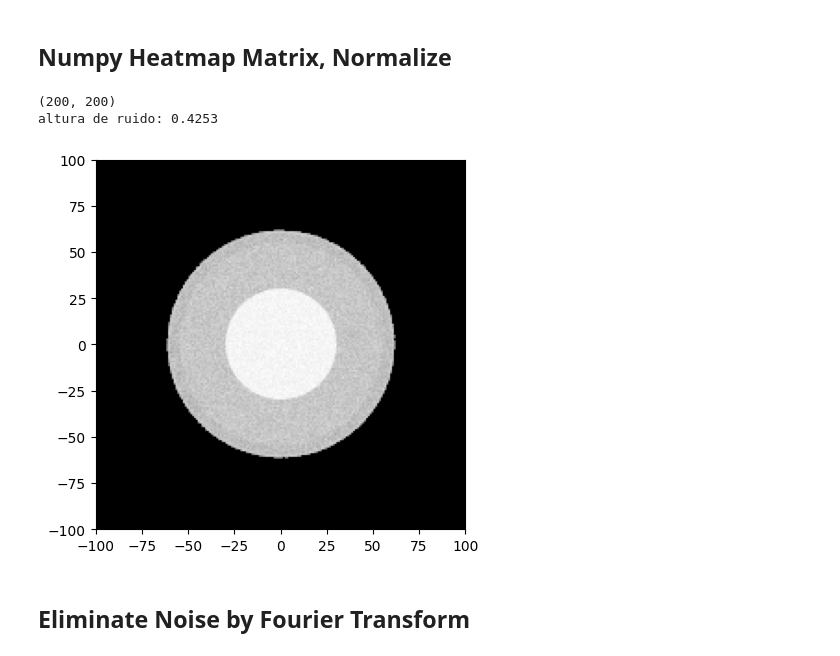
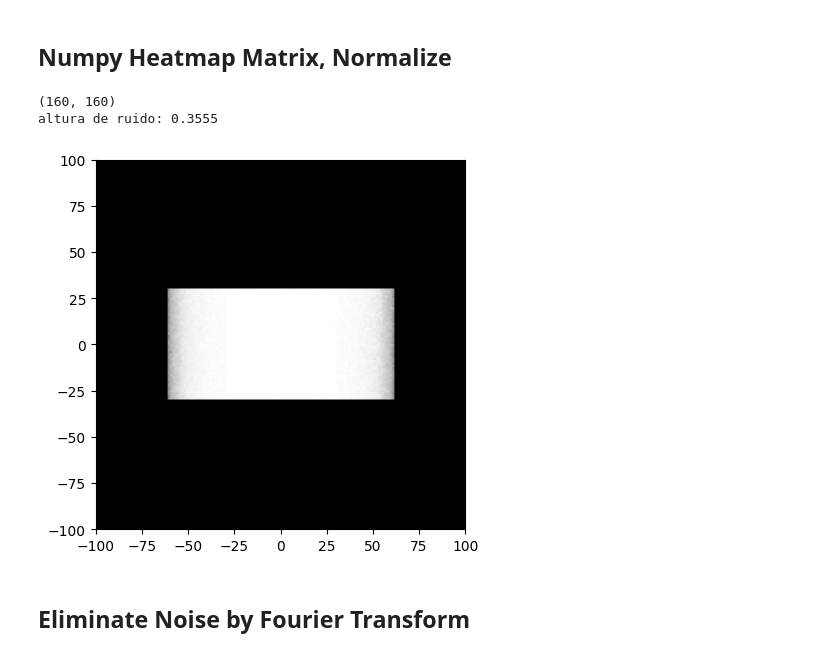
Before and after one commit to miguelcomett/G4_IFI-Team_2024, a Jupyter notebook: miguelcomett/Radiography_Processing.ipynb, the cells around one changed output. Saved outputs shown, nothing was run; the diff lists cells and outputs as text; code cells hidden in the pictures.

```diff
--- a/miguelcomett/Radiography_Processing.ipynb
+++ b/miguelcomett/Radiography_Processing.ipynb
@@ -155,12 +153,12 @@ def heatmap_array_dask(dataframe, x_branch, y_branch, size, num):
 # %%
-directory = 'build/root/'
+data = dataframe
 
 x_branch = "X_axis"
 y_branch = 'Y_axis'
 
 size = 100
-bins = 60
+bins = 80
 
-data = dataframe
+save_as = '20m_40kev.jpg'
 
-htmp_array, xlim, ylim = heatmap_array_dask(data, x_branch, y_branch, size, bins)
+htmp_array, xlim, ylim = heatmap_array_dask(data, x_branch, y_branch, size, bins, save_as)
@@ -172,7 +173,7 @@ import matplotlib.pyplot as plt
 import pandas as pd
 import numpy as np
 
-def heatmap_array(directory, csv_name, x_branch, y_branch, size, num):
+def heatmap_array(directory, csv_name, x_branch, y_branch, size, num, save_as):
 
     csv_file = os.path.join(directory, csv_name)
     df = pd.read_csv(csv_file)
@@ -189,7 +190,7 @@ def heatmap_array(directory, csv_name, x_branch, y_branch, size, num):
     normal_map = 1 - heatmap / np.max(heatmap)
     # plt.plot(normal_map[:][row])
     maxi = np.max(normal_map[:5])
-    maxi = maxi * 1.2
+    maxi = maxi * 1.15
     print('altura de ruido:', round(maxi, 4))
     normal_map[normal_map < maxi] = 0
 
@@ -201,7 +202,7 @@ def heatmap_array(directory, csv_name, x_branch, y_branch, size, num):
     # plt.savefig('Results/jp_hola.jpg', dpi = 300)
 
     plt.imshow(normal_map, cmap='gray', extent = [x_edges[0], x_edges[-1], y_edges[0], y_edges[-1]])
-    plt.savefig('Results/jp_hola.jpg', dpi = 900)
+    plt.savefig('Results/' + save_as, dpi = 900)
 
     return normal_map, x_edges, y_edges
 
@@ -210,19 +211,21 @@ def heatmap_array(directory, csv_name, x_branch, y_branch, size, num):
     # print(htmp_array.shape)
 # %%
 directory = 'build/root/'
-csv_name = 'jp1.csv'
+csv_name = 'aaf_30.csv'
 
 x_branch = "X_axis"
 y_branch = 'Y_axis'
 
 size = 100
-bins = 100
+bins = 80
 
-htmp_array, xlim, ylim = heatmap_array(directory, csv_name, x_branch, y_branch, size, bins)
+save_as = 'arm30kev.jpg'
+
+htmp_array, xlim, ylim = heatmap_array(directory, csv_name, x_branch, y_branch, size, bins, save_as)
 # %% [output]
-(200, 200)
-altura de ruido: 0.4253
+(160, 160)
+altura de ruido: 0.3555
-[figure, old version]
+[figure, new version]
 # %% [markdown]
 ## Eliminate Noise by Fourier Transform
 # %%
```
Also changed, not shown: parts of 3 cells of this notebook, 9 other files.
